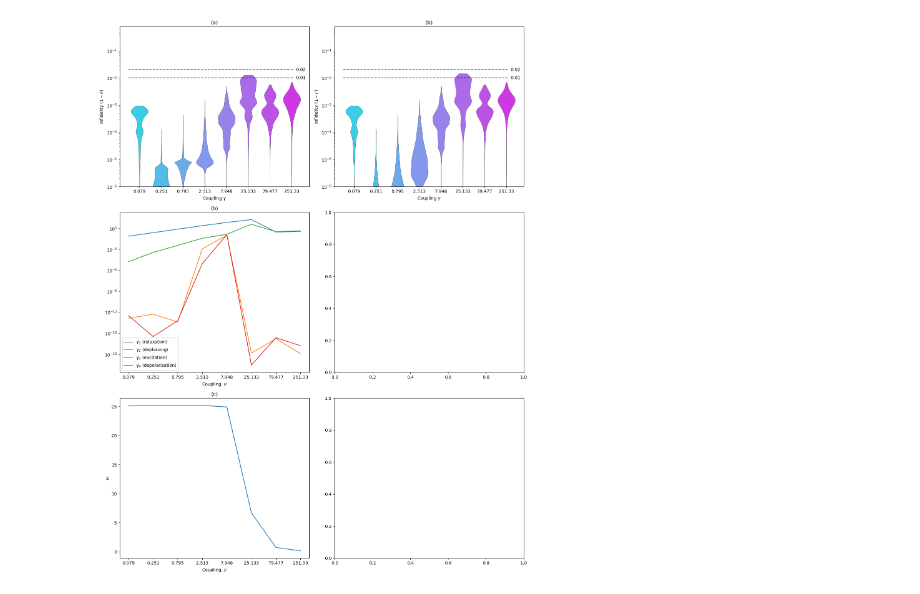
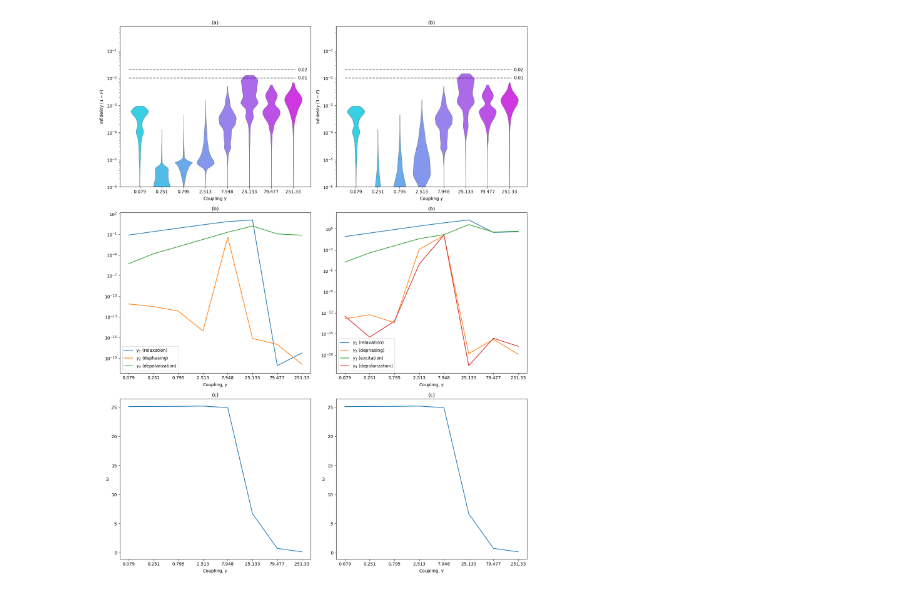
Before and after one commit to zpopovych/OQSID-thesis, a Jupyter notebook: POP_LME_6/07_violin_and_processes.ipynb, the cells around one changed output. Saved outputs shown, nothing was run; the diff lists cells and outputs as text; code cells hidden in the pictures.

```diff
--- a/POP_LME_6/07_violin_and_processes.ipynb
+++ b/POP_LME_6/07_violin_and_processes.ipynb
@@ -115,25 +115,38 @@ def log_infidelity_from_gamma_ax(ax, df, title):
 # %%
 fig, axs = plt.subplots(3, 2, figsize=(14, 18))
 
 log_infidelity_from_gamma_ax(axs[0,0], df5, "(a)")
 log_infidelity_from_gamma_ax(axs[0,1], df6, "(b)")
 
-axs[1,0].semilogy(gammas,relaxation,  label=r"$\gamma_1$ (relaxation)")
-axs[1,0].semilogy(de_phasing, label=r"$\gamma_2$ (dephasing)")
-axs[1,0].semilogy(exitation, label=r"$\gamma_3$ (excitation)")
-axs[1,0].semilogy(de_polarisation, label=r"$\gamma_4$ (depolarization)")
+axs[1,0].semilogy(gammas,relaxation5,  label=r"$\gamma_1$ (relaxation)")
+axs[1,0].semilogy(de_phasing5, label=r"$\gamma_2$ (dephasing)")
+
+axs[1,0].semilogy(de_polarisation5, label=r"$\gamma_4$ (depolarization)")
 axs[1,0].set_xlabel(r'Coupling, $\gamma$')
 axs[1,0].set_title('(b)')
 axs[1,0].legend()
 
-axs[2,0].plot(gammas, omega)
+axs[2,0].plot(gammas, omega5)
 axs[2,0].set_title("(c)")
 axs[2,0].set_ylabel(r"$\omega$")
 axs[2,0].set_xlabel(r'Coupling, $\gamma$')
+
+axs[1,1].semilogy(gammas,relaxation6,  label=r"$\gamma_1$ (relaxation)")
+axs[1,1].semilogy(de_phasing6, label=r"$\gamma_2$ (dephasing)")
+axs[1,1].semilogy(exitation6, label=r"$\gamma_3$ (excitation)")
+axs[1,1].semilogy(de_polarisation6, label=r"$\gamma_4$ (depolarization)")
+axs[1,1].set_xlabel(r'Coupling, $\gamma$')
+axs[1,1].set_title('(b)')
+axs[1,1].legend()
+
+axs[2,1].plot(gammas, omega6)
+axs[2,1].set_title("(c)")
+axs[2,1].set_ylabel(r"$\omega$")
+axs[2,1].set_xlabel(r'Coupling, $\gamma$')
 
 plt.tight_layout()
 plt.show()
 
 fig.savefig("Infidelity_vs_prococesses_LME_6.pdf")
 # %% [output]
-[figure, old version]
+[figure, new version]
```
Also changed, not shown: 1 other file.
